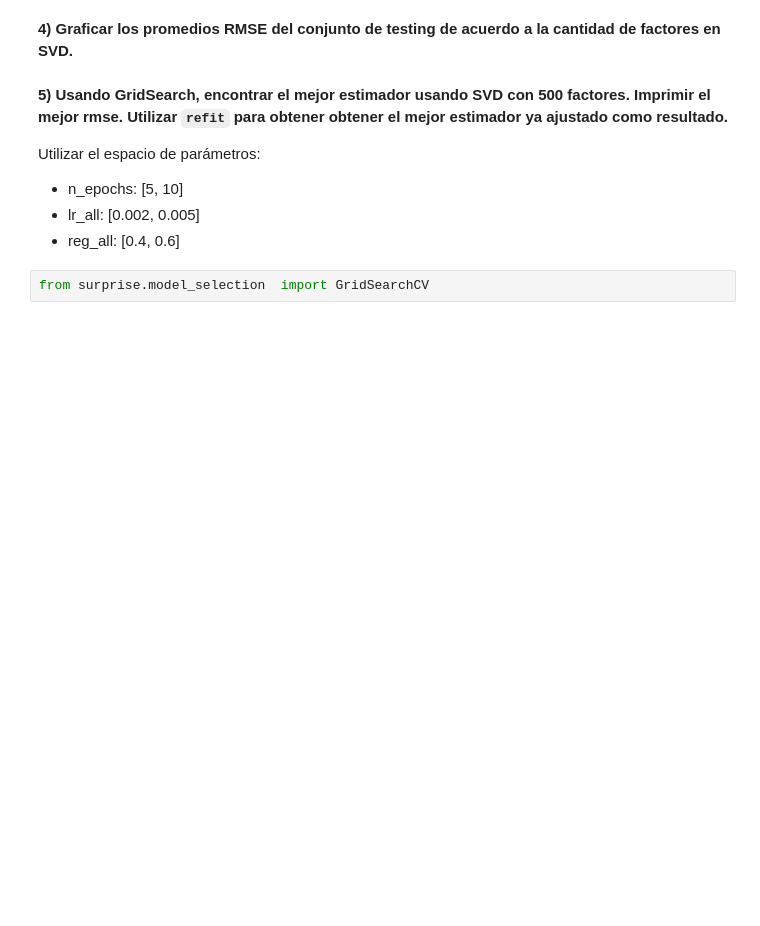
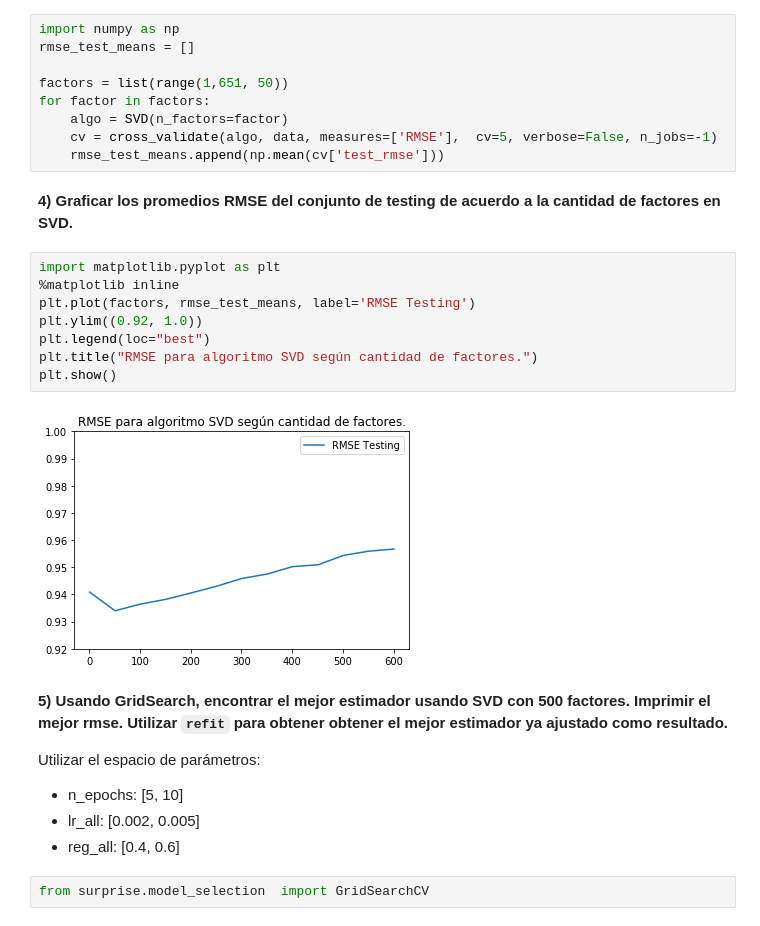
Before and after one commit to ppalomanes/acamica-ds, a Jupyter notebook: entrega06/recursos_proyecto_6.ipynb, the cells around one changed output. Cells and saved outputs as stored; diff of their text form; blank space fills up the shorter version.

```diff
--- a/entrega06/recursos_proyecto_6.ipynb
+++ b/entrega06/recursos_proyecto_6.ipynb
@@ -92,5 +90,24 @@ cv.s
+# %%
+import numpy as np
+rmse_test_means = []
+
+factors = list(range(1,651, 50))
+for factor in factors:
+    algo = SVD(n_factors=factor)
+    cv = cross_validate(algo, data, measures=['RMSE'],  cv=5, verbose=False, n_jobs=-1)
+    rmse_test_means.append(np.mean(cv['test_rmse']))
 # %% [markdown]
 __4) Graficar los promedios RMSE del conjunto de testing de acuerdo a la cantidad de factores en SVD.__
+# %%
+import matplotlib.pyplot as plt
+%matplotlib inline
+plt.plot(factors, rmse_test_means, label='RMSE Testing')
+plt.ylim((0.92, 1.0))
+plt.legend(loc="best")
+plt.title("RMSE para algoritmo SVD según cantidad de factores.")
+plt.show()
+# %% [output]
+[figure, added]
 # %% [markdown]
 __5) Usando GridSearch, encontrar el mejor estimador usando SVD con 500 factores. Imprimir el mejor rmse. Utilizar `refit` para obtener obtener el mejor estimador ya ajustado como resultado.__
 
```
Also changed, not shown: parts of 9 cells of this notebook.
